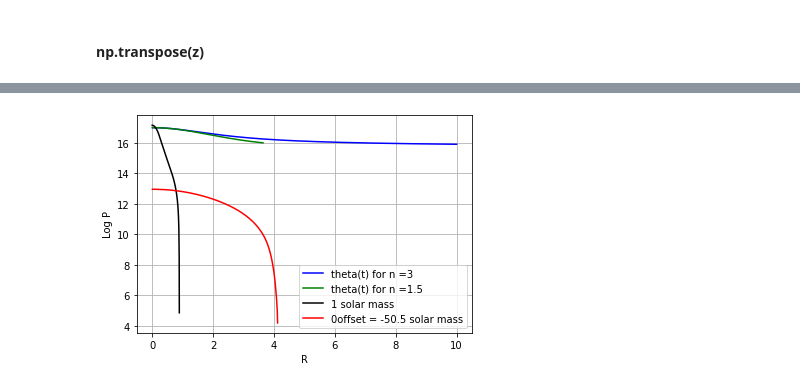
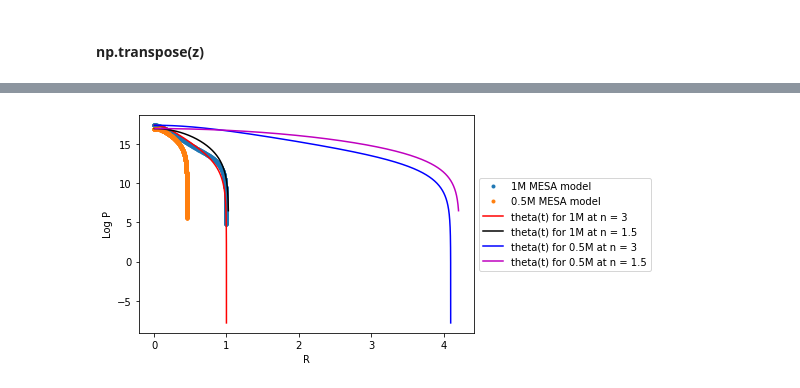
Before and after one commit to ibikadaeze/ast1501, a Jupyter notebook: ques4.ipynb, the cells around one changed output, grey strips where cells are left out. Saved outputs shown, nothing was run; the diff lists cells and outputs as text; code cells hidden in the pictures.

```diff
--- a/ques4.ipynb
+++ b/ques4.ipynb
@@ -204,50 +213,51 @@ import numpy as np
 
 from scipy.integrate import odeint
 def LaneEmden1(y, t, n1):
      theta1, omega = y
      dydt = [omega, -2/t*omega - (theta1)**n1]
      return dydt
 t = np.linspace(0.01,10,10000)
 y0 = [1,0.01]
 
-offset1 = 16
-offset2 = 16
 n1=3
 sol1 = odeint(LaneEmden1, y0, t, args=(n1,))
-theta1 = sol1[:, 0]+offset1
+#theta1 = sol1[:, 0]
+rho1 = np.power(10,logD1[-1])*sol1[:, 0]**3
+P1 = (np.power(10,logp1[-1])/(np.power(10,logD1[-1]))**(4/3))*rho1**(4/3)
+logP1 = np.log10(P1)
+
 
 def LaneEmden2(y, t, n1):
      theta2, omega = y
      dydt = [omega, -2/t*omega - (theta2)**n2]
      return dydt
 t = np.linspace(0.01, 10,10000)
 y0 = [1,0.01]
 n2=1.5
 sol2 = odeint(LaneEmden2, y0, t, args=(n2,))
-theta2 = sol2[:, 0]+offset2
+#theta2 = sol2[:, 0]
+rho2 = np.power(10,logD2[-1])*sol2[:, 0]**3
+P2 = (np.power(10,logp2[-1])/(np.power(10,logD2[-1]))**(4/3))*rho2**(4/3)
+logP2 = np.log10(P2)
 
+plt.plot(r1,logp1,'.',label = '1M MESA model')
+plt.plot(r2,logp2,'.',label = '0.5M MESA model')
 
-d1 =logD1
-d2 =logD2
-ra = 10**(r1)
-rb = 10**(r2)
+plt.plot(t*(1/6.9), logP1, 'r',label='theta(t) for 1M at n = 3')
+plt.plot(t*(1/3.55), logP2, 'k',label='theta(t) for 1M at n = 1.5')
+plt.plot(t*(4.1/6.9), logP1, 'b',label='theta(t) for 0.5M at n = 3')
+plt.plot(t*(4.1/3.55),logP2,'m', label='theta(t) for 0.5M at n = 1.5')
 
-plt.plot(t, theta1, 'b',label='theta(t) for n =3')
-plt.plot(t,theta2,'g', label='theta(t) for n =1.5')
-
-plt.grid()
-plt.plot(r1,logp1,'k',label = '1 solar mass')
-plt.plot(r2,logp2,'r',label = '0offset = -50.5 solar mass')
-#plt.scatter(logTeff,logL)
 plt.xlabel('R')
 plt.ylabel('Log P')
-plt.legend()
+#plt.legend()
+plt.legend(loc='center left', bbox_to_anchor=(1, 0.5))
 #plt.xlim(1,4.0)
 #plt.ylim(14,19)
 #plt.show()
 plt.savefig('ques4cii.pdf')
 # %% [output]
-[figure, old version]
+[figure, new version]
 # %%
 plt.plot(r1,enuc1,'k',label = '1 solar mass')
 plt.plot(r2,enuc2,'r',label = '0.5 solar mass')
```
Also changed, not shown: parts of 12 cells of this notebook.
